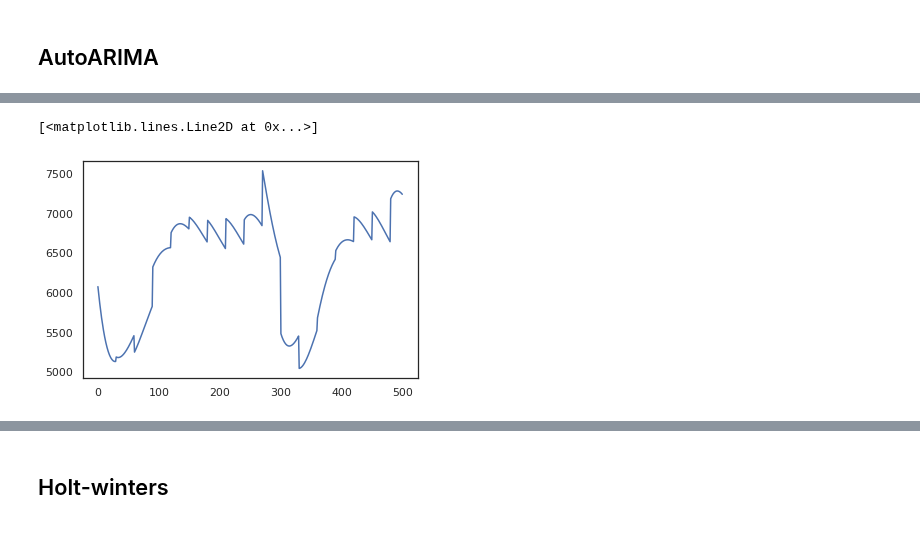
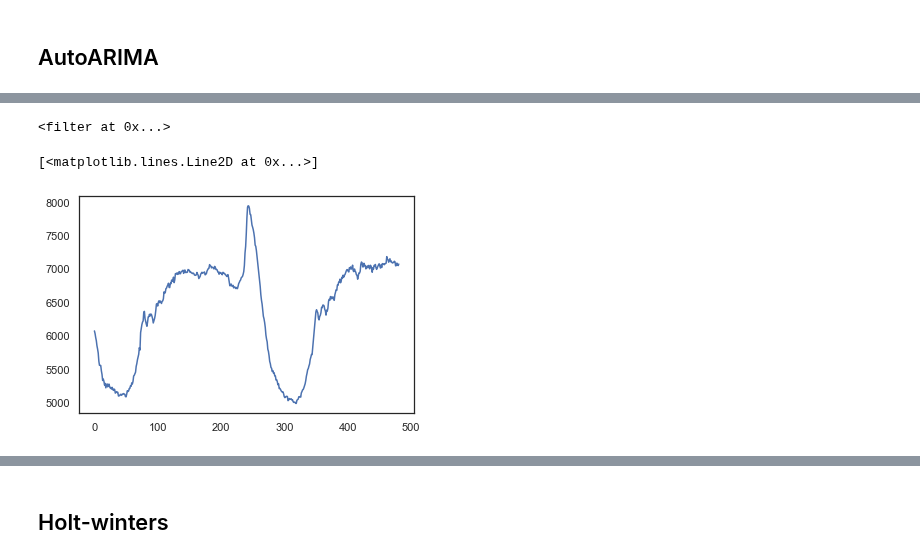
Before and after one commit to urieliram/analog, a Jupyter notebook: sandbox.ipynb, the cells around one changed output, grey strips where cells are left out. Drawn from its saved outputs; the diff is of its cells as text; code cells hidden in the pictures.

```diff
--- a/sandbox.ipynb
+++ b/sandbox.ipynb
@@ -746,5 +777,11 @@ print('>>>Number of forecasts not calculated:', nfail)
-# %%
-plt.plot(forecastX_ARIMA_)
-# %% [output]
-[<matplotlib.lines.Line2D at 0x...>]
-[figure, removed]
+# %%
+filter(lambda x: x < 8000, forecastARIMA_)
+# %% [output]
+<filter at 0x...>
+# %%
+plt.figure()
+# https://www.geeksforgeeks.org/filter-in-python/
+plt.plot(list(filter(lambda x: x < 8000, forecastARIMA_)))
+# %% [output]
+[<matplotlib.lines.Line2D at 0x...>]
+[figure, added]
```
Also changed, not shown: parts of 16 cells of this notebook, 1 other file.
